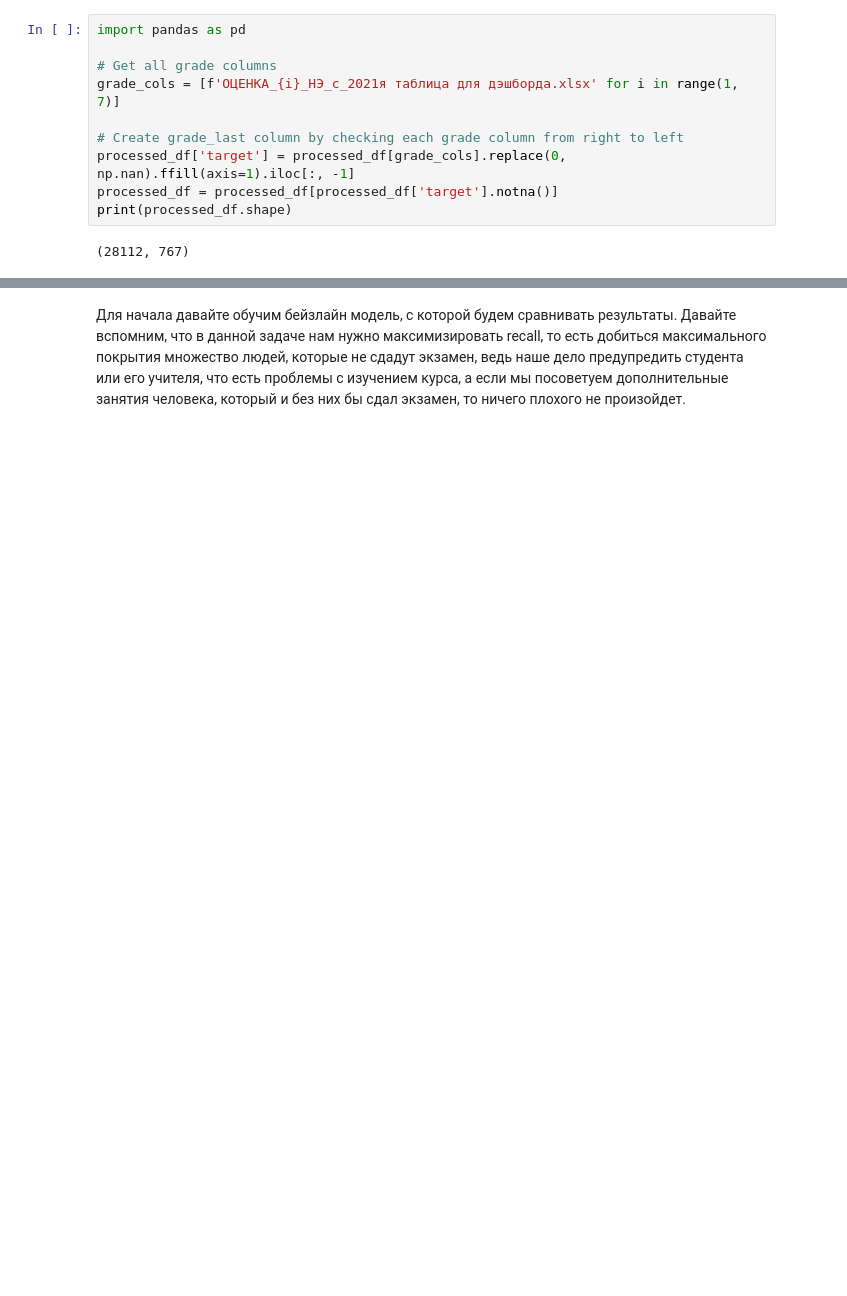
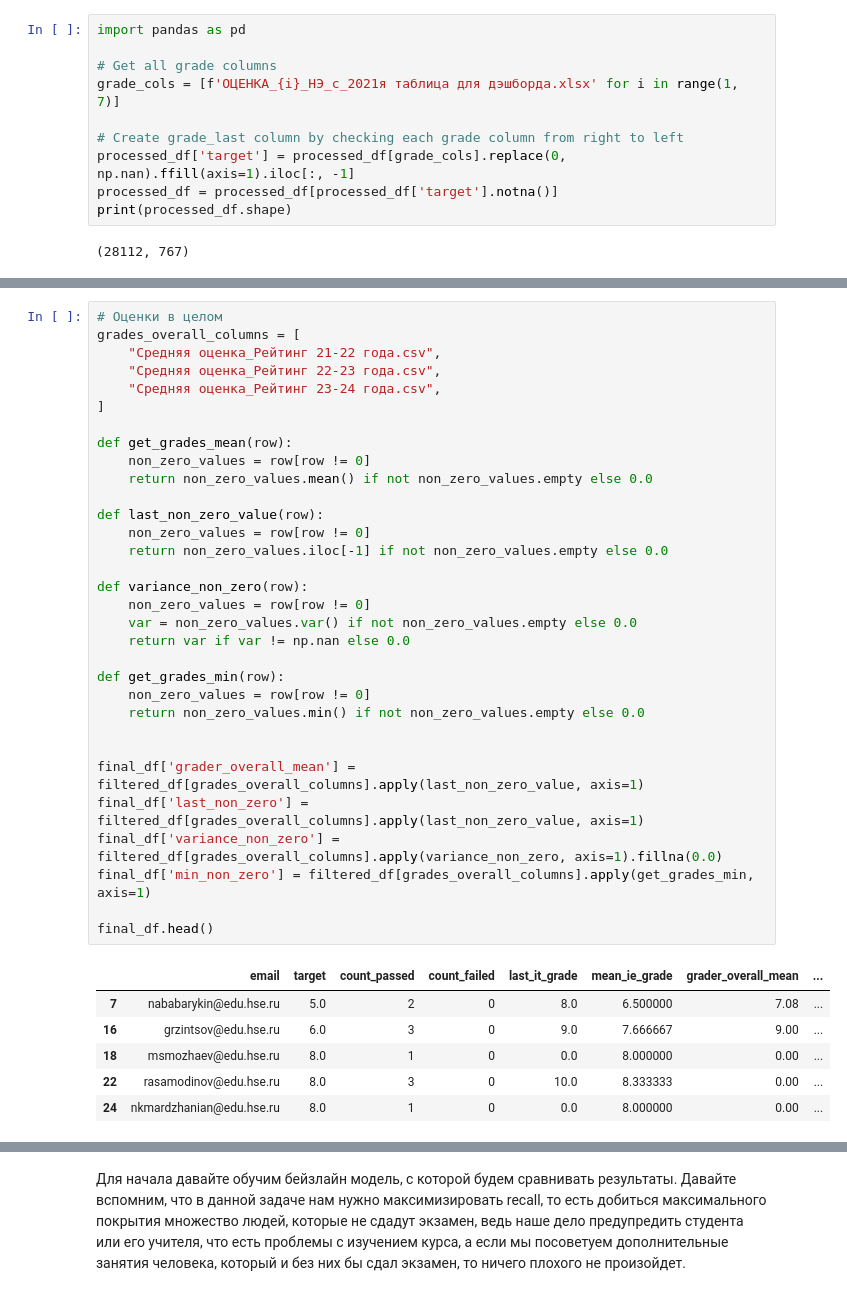
Before and after one commit to inokamilyanin/course-work-3, a Jupyter notebook: notebook.ipynb, the cells around one changed output, grey strips where cells are left out. Cells and saved outputs as stored; diff of their text form; blank space fills up the shorter version.

```diff
--- a/notebook.ipynb
+++ b/notebook.ipynb
@@ -325,0 +378,39 @@ filtered_df.shape
+# %%
+# Оценки в целом
+grades_overall_columns = [
+    "Средняя оценка_Рейтинг 21-22 года.csv",
+    "Средняя оценка_Рейтинг 22-23 года.csv",
+    "Средняя оценка_Рейтинг 23-24 года.csv",
+]
+
+def get_grades_mean(row):
+    non_zero_values = row[row != 0]
+    return non_zero_values.mean() if not non_zero_values.empty else 0.0
+
+def last_non_zero_value(row):
+    non_zero_values = row[row != 0]
+    return non_zero_values.iloc[-1] if not non_zero_values.empty else 0.0
+
+def variance_non_zero(row):
+    non_zero_values = row[row != 0]
+    var = non_zero_values.var() if not non_zero_values.empty else 0.0
+    return var if var != np.nan else 0.0
+
+def get_grades_min(row):
+    non_zero_values = row[row != 0]
+    return non_zero_values.min() if not non_zero_values.empty else 0.0
+
+
+final_df['grader_overall_mean'] = filtered_df[grades_overall_columns].apply(last_non_zero_value, axis=1)
+final_df['last_non_zero'] = filtered_df[grades_overall_columns].apply(last_non_zero_value, axis=1)
+final_df['variance_non_zero'] = filtered_df[grades_overall_columns].apply(variance_non_zero, axis=1).fillna(0.0)
+final_df['min_non_zero'] = filtered_df[grades_overall_columns].apply(get_grades_min, axis=1)
+
+final_df.head()
+# %% [output]
+|  | email | target | count_passed | count_failed | last_it_grade | mean_ie_grade | grader_overall_mean | ... |
+| 7 | nababarykin@edu.hse.ru | 5.0 | 2 | 0 | 8.0 | 6.500000 | 7.08 | ... |
+| 16 | grzintsov@edu.hse.ru | 6.0 | 3 | 0 | 9.0 | 7.666667 | 9.00 | ... |
+| 18 | msmozhaev@edu.hse.ru | 8.0 | 1 | 0 | 0.0 | 8.000000 | 0.00 | ... |
+| 22 | rasamodinov@edu.hse.ru | 8.0 | 3 | 0 | 10.0 | 8.333333 | 0.00 | ... |
+| 24 | nkmardzhanian@edu.hse.ru | 8.0 | 1 | 0 | 0.0 | 8.000000 | 0.00 | ... |
```
Also changed, not shown: parts of 37 cells of this notebook, 1 other file.
